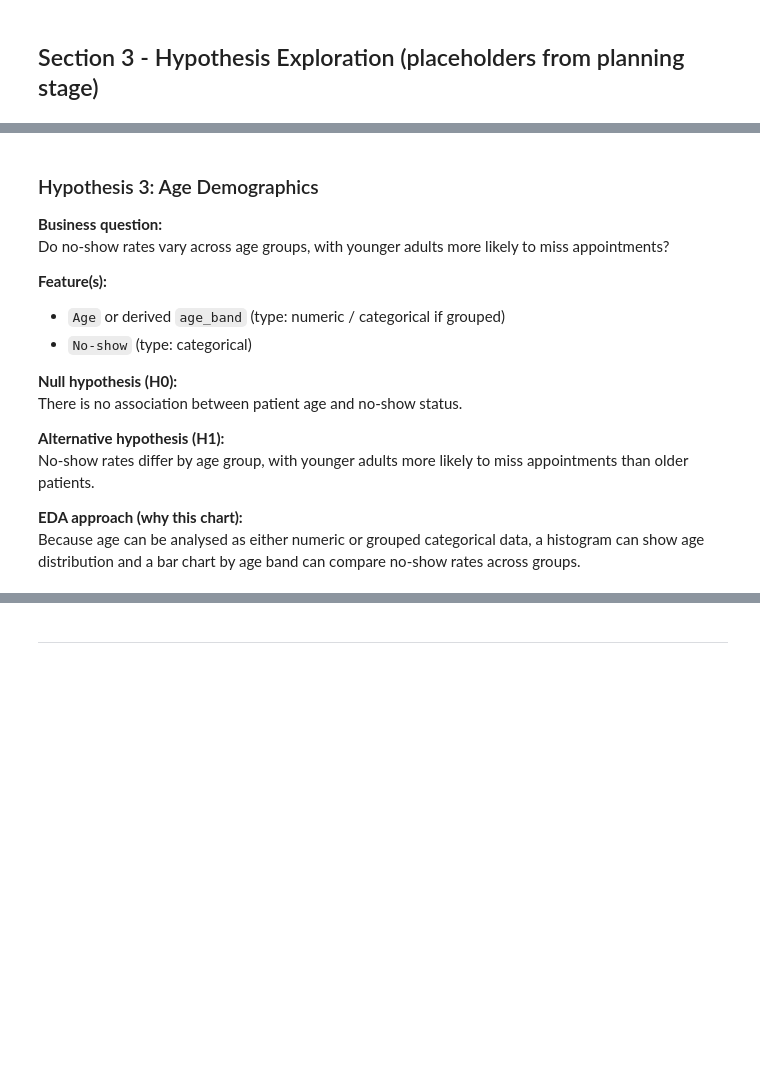
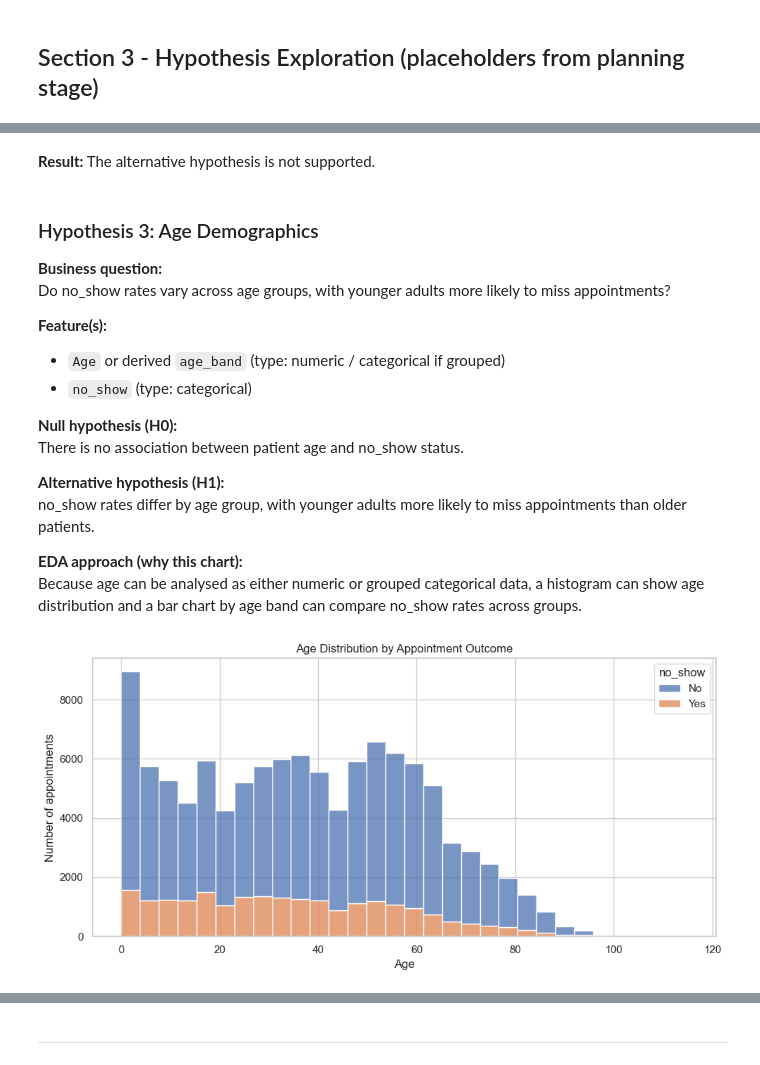
Before and after one commit to RNB1993/medical-appointment-no-show-analytics, a Jupyter notebook: jupyter_notebooks/02_VIS.ipynb, the cells around one changed output, grey strips where cells are left out. Saved outputs shown, nothing was run; the diff lists cells and outputs as text; code cells hidden in the pictures; blank space fills up the shorter version.

```diff
--- a/jupyter_notebooks/02_VIS.ipynb
+++ b/jupyter_notebooks/02_VIS.ipynb
@@ -90,18 +302,37 @@ Because both variables are categorical, a stacked bar chart or grouped bar chart
+# %% [markdown]
+**Result:** The alternative hypothesis is not supported.
 # %% [markdown]
 ### Hypothesis 3: Age Demographics
 
 **Business question:**
-Do no-show rates vary across age groups, with younger adults more likely to miss appointments?
+Do no_show rates vary across age groups, with younger adults more likely to miss appointments?
 
 **Feature(s):**
 - `Age` or derived `age_band` (type: numeric / categorical if grouped)
-- `No-show` (type: categorical)
+- `no_show` (type: categorical)
 
 **Null hypothesis (H0):**
-There is no association between patient age and no-show status.
+There is no association between patient age and no_show status.
 
 **Alternative hypothesis (H1):**
-No-show rates differ by age group, with younger adults more likely to miss appointments than older patients.
+no_show rates differ by age group, with younger adults more likely to miss appointments than older patients.
 
 **EDA approach (why this chart):**
-Because age can be analysed as either numeric or grouped categorical data, a histogram can show age distribution and a bar chart by age band can compare no-show rates across groups.
+Because age can be analysed as either numeric or grouped categorical data, a histogram can show age distribution and a bar chart by age band can compare no_show rates across groups.
+# %%
+# Age distribution split by no-show status
+plt.figure(figsize=(10, 5))
+sns.histplot(
+    data=df,
+    x="age",
+    hue="no_show",
+    bins=30,
+    multiple="stack"
+)
+plt.title("Age Distribution by Appointment Outcome")
+plt.xlabel("Age")
+plt.ylabel("Number of appointments")
+plt.tight_layout()
+plt.show()
+# %% [output]
+[figure, added]
```
Also changed, not shown: parts of 56 cells of this notebook.
